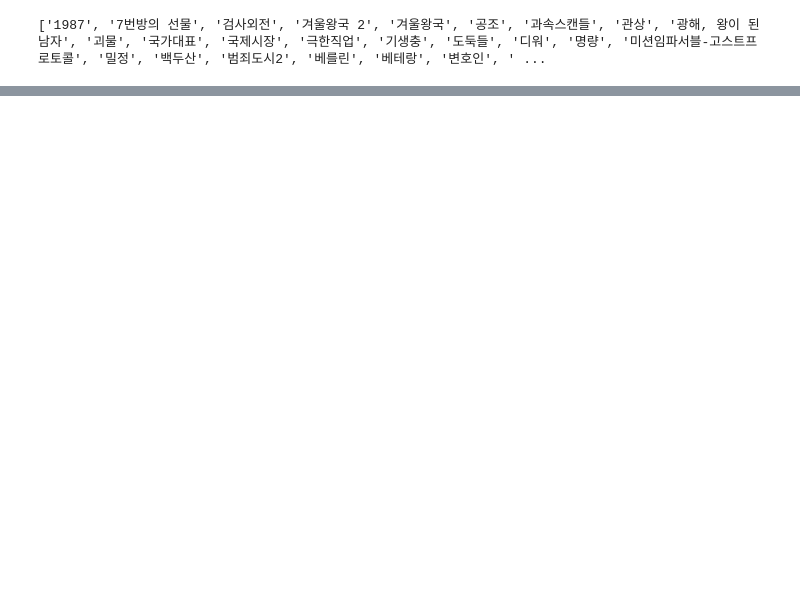
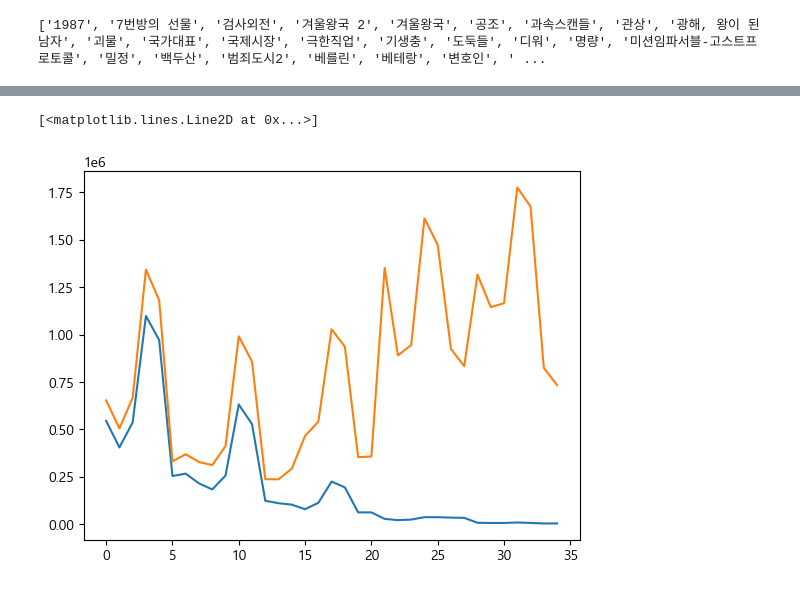
Before and after one commit to zarnits/10M_Movie, a Jupyter notebook: chovy/10M-Movie/analysis/총 관객 수와 천만 영화.ipynb, the cells around one changed output, grey strips where cells are left out. Saved outputs shown, nothing was run; the diff lists cells and outputs as text; code cells hidden in the pictures; blank space fills up the shorter version.

```diff
--- a/chovy/10M-Movie/analysis/총 관객 수와 천만 영화.ipynb
+++ b/chovy/10M-Movie/analysis/총 관객 수와 천만 영화.ipynb
@@ -106,0 +269,6 @@ m_movies["겨울왕국"].head()
+# %%
+plt.plot(m_movies["스파이더맨- 홈 커밍"]["관객수"])
+plt.plot(m_movies["스파이더맨- 홈 커밍"]["전체관객수"])
+# %% [output]
+[<matplotlib.lines.Line2D at 0x...>]
+[figure, added]
```
Also changed, not shown: parts of 15 cells of this notebook, 2 other files.
